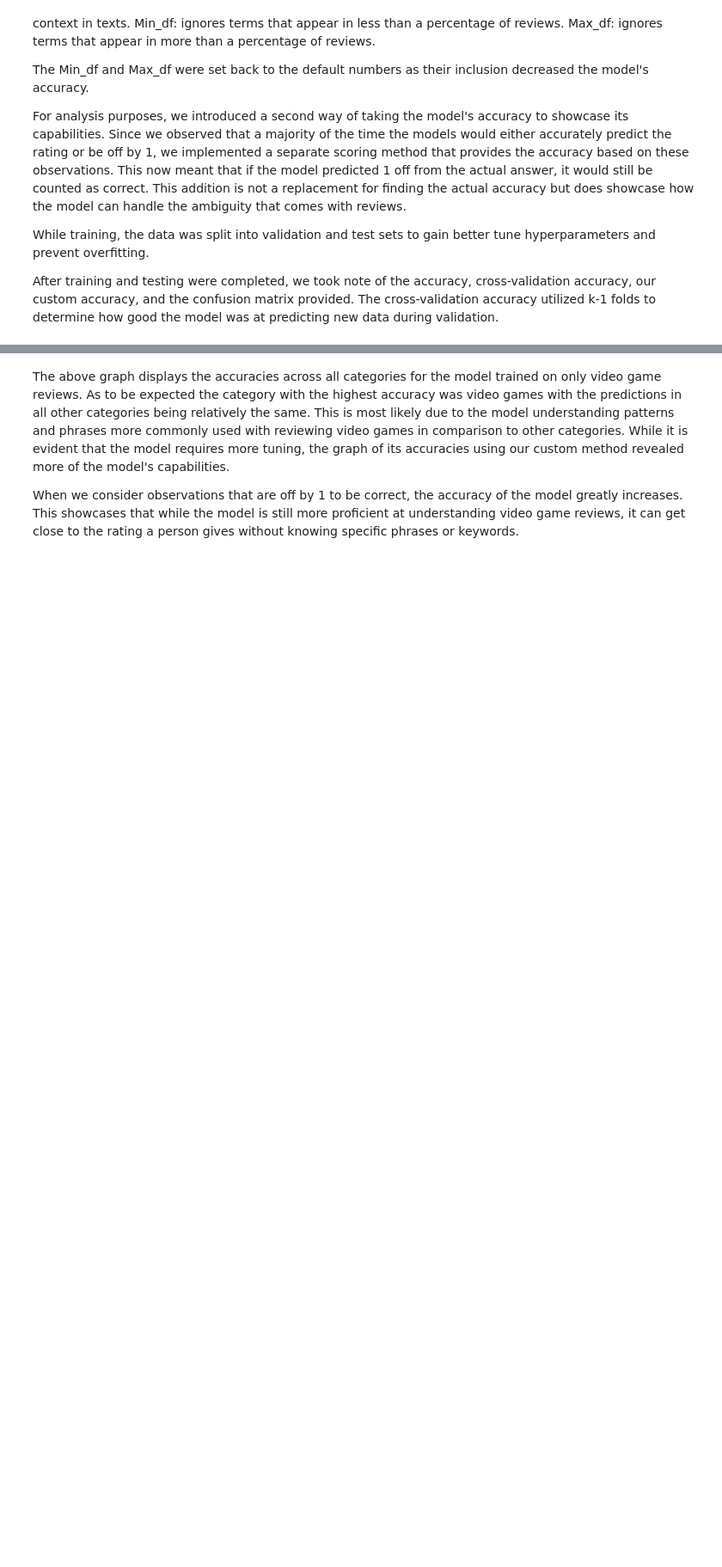
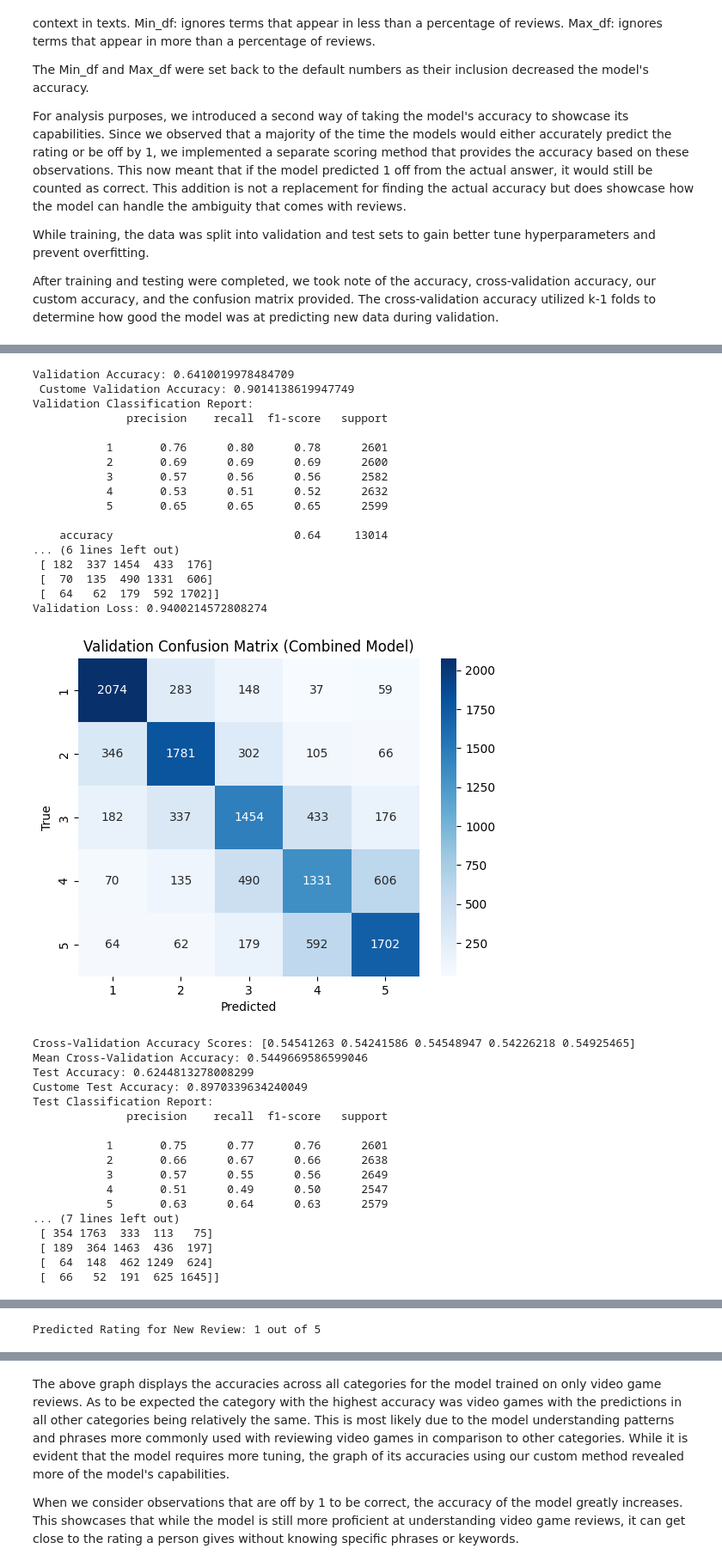
Before and after one commit to AhmadSesay/AhmadSesay.github.io, a Jupyter notebook: Final_Turotial.ipynb, the cells around one changed output, grey strips where cells are left out. Shown at 86% size. Saved outputs shown, nothing was run; the diff lists cells and outputs as text; code cells hidden in the pictures; blank space fills up the shorter version.

```diff
--- a/Final_Turotial.ipynb
+++ b/Final_Turotial.ipynb
@@ -358,24 +376,12 @@ features = tfidf_vectorizer.fit_transform(data_combined['cleaned_review'])
 
 
 #MODEL TRAINING
-from sklearn.model_selection import train_test_split, cross_val_score
-from sklearn.metrics import accuracy_score, classification_report, confusion_matrix,log_loss,make_scorer
-from sklearn.linear_model import LogisticRegression
-import matplotlib.pyplot as plt
-import seaborn as sns
-from sklearn.pipeline import make_pipeline
-
-#Creates a way to measeure Accuracy. The prediction is considerted correct if it was off by 1.
-def within_1_accuracy(y_true, y_pred):
-    return np.mean(np.abs(y_true - y_pred) <= 1)
-
-within_1_scorer = make_scorer(within_1_accuracy)
 
 #Splitting data in validation and testing data
 X_temp, X_test, y_temp, y_test = train_test_split(features, data_combined['overall'], test_size=0.2, random_state=42)
 X_train, X_val, y_train, y_val = train_test_split(X_temp, y_temp, test_size=0.25, random_state=42)
 
-
+#Random forest model parameters that were used during initial testing.
 #model = model = RandomForestClassifier(n_estimators=300, class_weight='balanced', random_state=42)
 
 model_c = LogisticRegression( C = 20 ,max_iter=1000, multi_class= "multinomial", class_weight='balanced', random_state=42)
@@ -406,30 +412,66 @@ plt.show()
 pipeline = make_pipeline(TfidfVectorizer(max_features=9000), LogisticRegression(max_iter=1000, multi_class="multinomial", class_weight='balanced', random_state=42))
 scores = cross_val_score(pipeline, data_combined['cleaned_review'], data_combined['overall'], cv=5)
 print(f"Cross-Validation Accuracy Scores: {scores}")
 print(f"Mean Cross-Validation Accuracy: {scores.mean()}")
 
 
 #Evaluate with Test Data
 y_test_pred = model_c.predict(X_test)
 test_accuracy = accuracy_score(y_test, y_test_pred)
 custome_test_accuracy = within_1_accuracy(y_test, y_test_pred)
 test_report = classification_report(y_test, y_test_pred, target_names=[str(i) for i in range(1, 6)])
 test_conf_matrix = confusion_matrix(y_test, y_test_pred)
 
 print(f"Test Accuracy: {test_accuracy}")
 print(f"Custome Test Accuracy: {custome_test_accuracy}")
 print(f"Test Classification Report:\n{test_report}")
 print(f"Test Confusion Matrix:\n{test_conf_matrix}")
 
 # Visualize test Confusion matrix
 sns.heatmap(test_conf_matrix, annot=True, fmt='d', cmap='Blues', xticklabels=[str(i) for i in range(1, 6)], yticklabels=[str(i) for i in range(1, 6)])
 plt.xlabel('Predicted')
 plt.ylabel('True')
 plt.title('Test Confusion Matrix (Combined Model)')
 plt.show()
 new_review = ["THIS IS A BAD GAME!"]
 new_review_vectorized =tfidf_vectorizer.transform(new_review)
 predicted_rating = model_c.predict(new_review_vectorized)
 
 
 print(f"Predicted Rating for New Review: {predicted_rating[0]} out of 5")
+# %% [output]
+Validation Accuracy: 0.6410019978484709
+ Custome Validation Accuracy: 0.9014138619947749
+Validation Classification Report:
+              precision    recall  f1-score   support
+
+           1       0.76      0.80      0.78      2601
+           2       0.69      0.69      0.69      2600
+           3       0.57      0.56      0.56      2582
+           4       0.53      0.51      0.52      2632
+           5       0.65      0.65      0.65      2599
+
+    accuracy                           0.64     13014
+... (6 lines left out)
+ [ 182  337 1454  433  176]
+ [  70  135  490 1331  606]
+ [  64   62  179  592 1702]]
+Validation Loss: 0.9400214572808274
+[figure, added]
+Cross-Validation Accuracy Scores: [0.54541263 0.54241586 0.54548947 0.54226218 0.54925465]
+Mean Cross-Validation Accuracy: 0.5449669586599046
+Test Accuracy: 0.6244813278008299
+Custome Test Accuracy: 0.8970339634240049
+Test Classification Report:
+              precision    recall  f1-score   support
+
+           1       0.75      0.77      0.76      2601
+           2       0.66      0.67      0.66      2638
+           3       0.57      0.55      0.56      2649
+           4       0.51      0.49      0.50      2547
+           5       0.63      0.64      0.63      2579
+... (7 lines left out)
+ [ 354 1763  333  113   75]
+ [ 189  364 1463  436  197]
+ [  64  148  462 1249  624]
+ [  66   52  191  625 1645]]
@@ -436,2 +479,3 @@ print(f"Predicted Rating for New Review: {predicted_rating[0]} out of 5")
+Predicted Rating for New Review: 1 out of 5
 # %%
 # Model Assesements
```
Also changed, not shown: parts of 9 cells of this notebook.
